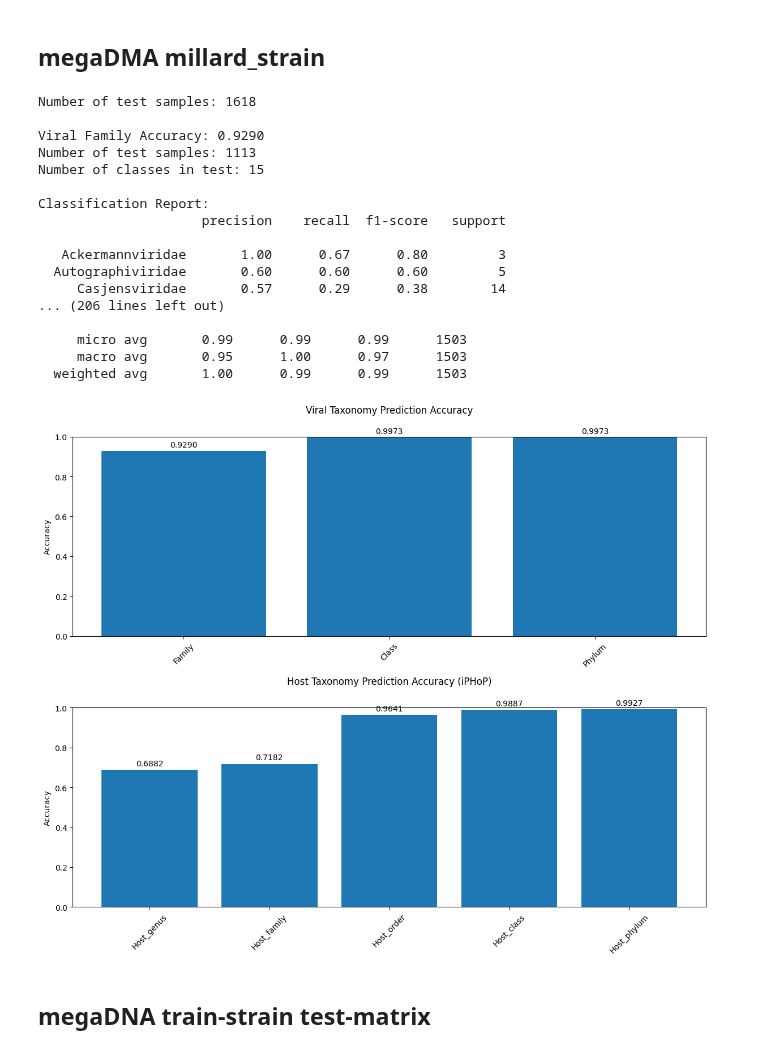
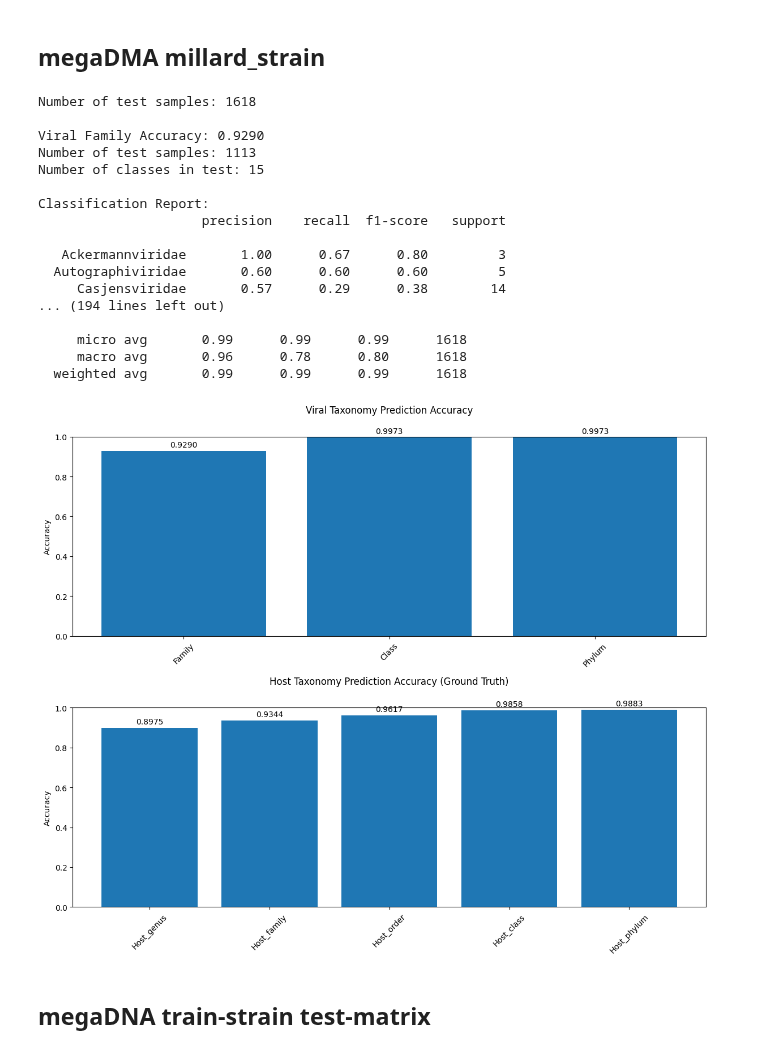
Before and after one commit to spicadust/llm-matrix, a Jupyter notebook: notebooks/mlp.ipynb, the cells around one changed output. Saved outputs shown, nothing was run; the diff lists cells and outputs as text; code cells hidden in the pictures.

Commit message:
Add ground truth labels on the image

```diff
--- a/notebooks/mlp.ipynb
+++ b/notebooks/mlp.ipynb
@@ -3569,7 +3569,7 @@ Classification Report:
 # %% [markdown]
 ## megaDMA millard_strain
 # %%
-metadata_test = pd.read_csv("../dataset/millardstrain_metadata_test_iphop.tsv", sep="\t")
+metadata_test = pd.read_csv("../dataset/millardstrain_metadata_test.tsv", sep="\t")
 embeddings_megaDNA_strain = np.load("../results/embeddings_megaDNA277_strain.npy")
 headers_megaDNA_strain = np.load("../results/headers_megaDNA277_strain.npy")
 # %%
@@ -3703,7 +3703,7 @@ def plot_hierarchical_results(results):
         ax2.bar(host_accuracies.keys(), host_accuracies.values())
         ax2.set_ylim(0, 1)
         ax2.set_ylabel("Accuracy")
-        ax2.set_title("Host Taxonomy Prediction Accuracy (iPHoP)", pad=30)  # Increased pad
+        ax2.set_title("Host Taxonomy Prediction Accuracy (Ground Truth)", pad=30)  # Increased pad
         ax2.tick_params(axis="x", rotation=45)
         for i, (level, acc) in enumerate(host_accuracies.items()):
             ax2.text(i, acc + 0.02, f"{acc:.4f}", ha="center")
@@ -3745,38 +3745,38 @@ try:
     ).to(device)
 
     # Load the state dict
     model.load_state_dict(checkpoint["model_state_dict"])
     encoders = checkpoint["encoders"]
 
     # Run testing with metadata_test
     results = test_hierarchical_model(
         model, metadata_test, embeddings_megaDNA_strain, headers_megaDNA_strain, encoders
     )
 
     # Plot results
     plot_hierarchical_results(results)
 
 except Exception as e:
     print(f"Error during testing: {str(e)}")
 # %% [output]
 Number of test samples: 1618
 
 Viral Family Accuracy: 0.9290
 Number of test samples: 1113
 Number of classes in test: 15
 
 Classification Report:
                      precision    recall  f1-score   support
 
    Ackermannviridae       1.00      0.67      0.80         3
   Autographiviridae       0.60      0.60      0.60         5
      Casjensviridae       0.57      0.29      0.38        14
-... (206 lines left out)
+... (194 lines left out)
 
-     micro avg       0.99      0.99      0.99      1503
-     macro avg       0.95      1.00      0.97      1503
-  weighted avg       1.00      0.99      0.99      1503
+     micro avg       0.99      0.99      0.99      1618
+     macro avg       0.96      0.78      0.80      1618
+  weighted avg       0.99      0.99      0.99      1618
-[figure, old version]
+[figure, new version]
 # %% [markdown]
 ## megaDNA train-strain test-matrix
 # %%
```
Also changed, not shown: 1 other file.
